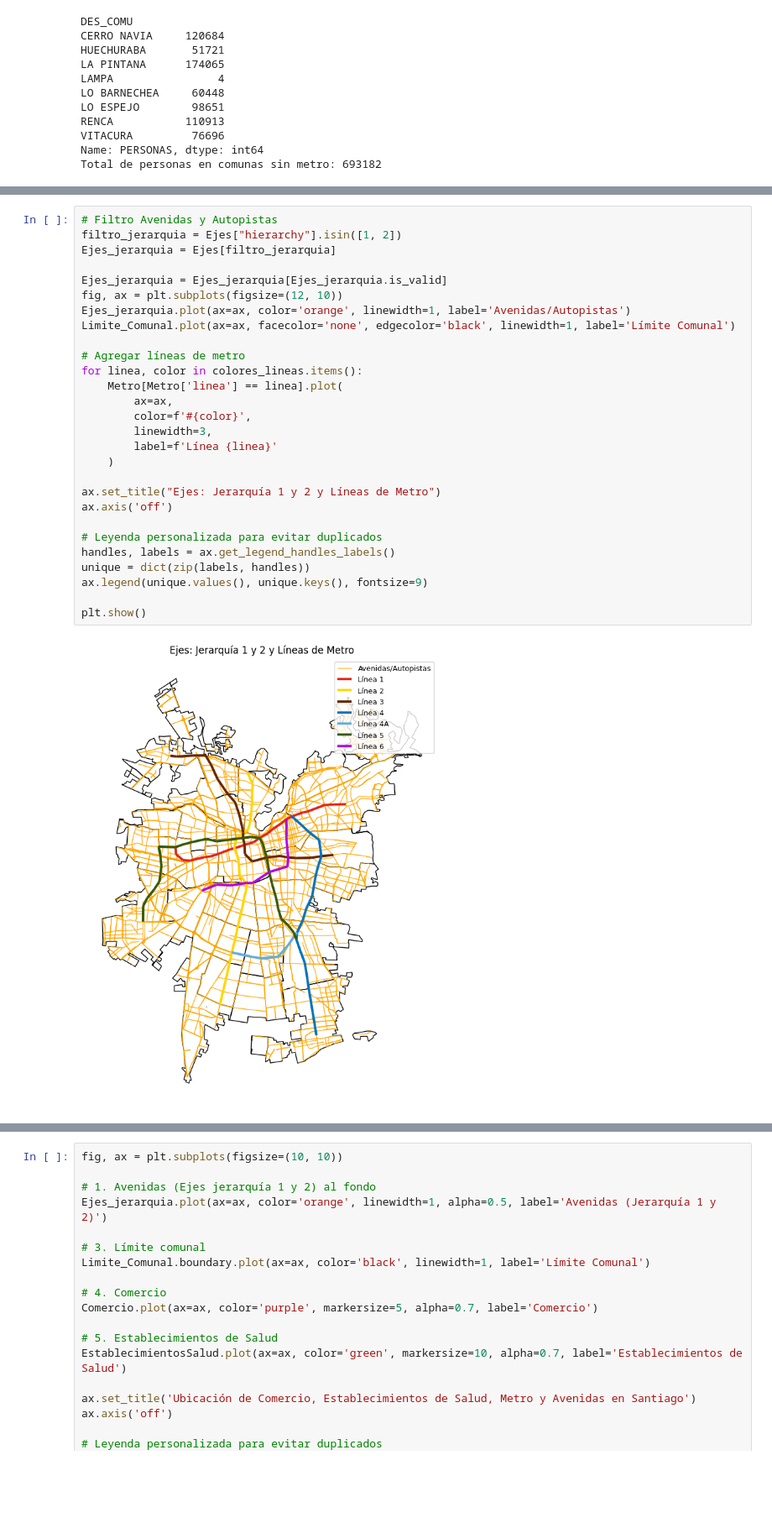
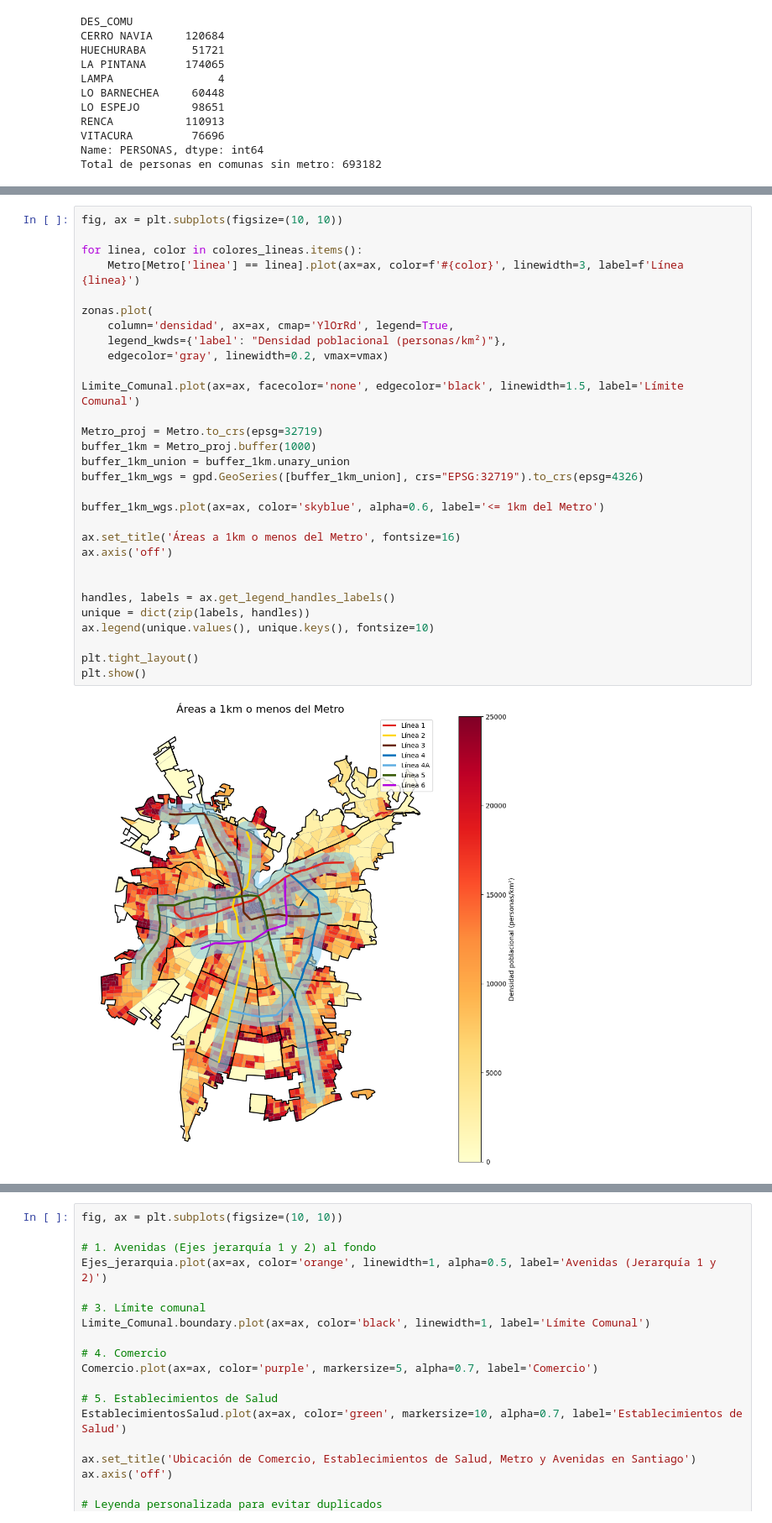
Before and after one commit to fchiapped/Proyecto-Geoespaciales, a Jupyter notebook: Proyecto.ipynb, the cells around one changed output, grey strips where cells are left out. Shown at 84% size. Drawn from its saved outputs; the diff is of its cells as text; blank space fills up the shorter version.

```diff
--- a/Proyecto.ipynb
+++ b/Proyecto.ipynb
@@ -219,30 +211,32 @@ plt.show()
-# %%
-# Filtro Avenidas y Autopistas
-filtro_jerarquia = Ejes["hierarchy"].isin([1, 2])
-Ejes_jerarquia = Ejes[filtro_jerarquia]
-
-Ejes_jerarquia = Ejes_jerarquia[Ejes_jerarquia.is_valid]
-fig, ax = plt.subplots(figsize=(12, 10))
-Ejes_jerarquia.plot(ax=ax, color='orange', linewidth=1, label='Avenidas/Autopistas')
-Limite_Comunal.plot(ax=ax, facecolor='none', edgecolor='black', linewidth=1, label='Límite Comunal')
-
-# Agregar líneas de metro
-for linea, color in colores_lineas.items():
-    Metro[Metro['linea'] == linea].plot(
-        ax=ax,
-        color=f'#{color}',
-        linewidth=3,
-        label=f'Línea {linea}'
-    )
-
-ax.set_title("Ejes: Jerarquía 1 y 2 y Líneas de Metro")
-ax.axis('off')
-
-# Leyenda personalizada para evitar duplicados
-handles, labels = ax.get_legend_handles_labels()
-unique = dict(zip(labels, handles))
-ax.legend(unique.values(), unique.keys(), fontsize=9)
-
-plt.show()
-# %% [output]
-[figure, removed]
+# %%
+fig, ax = plt.subplots(figsize=(10, 10))
+
+for linea, color in colores_lineas.items():
+    Metro[Metro['linea'] == linea].plot(ax=ax, color=f'#{color}', linewidth=3, label=f'Línea {linea}')
+
+zonas.plot(
+    column='densidad', ax=ax, cmap='YlOrRd', legend=True,
+    legend_kwds={'label': "Densidad poblacional (personas/km²)"},
+    edgecolor='gray', linewidth=0.2, vmax=vmax)
+
+Limite_Comunal.plot(ax=ax, facecolor='none', edgecolor='black', linewidth=1.5, label='Límite Comunal')
+
+Metro_proj = Metro.to_crs(epsg=32719)
+buffer_1km = Metro_proj.buffer(1000)
+buffer_1km_union = buffer_1km.unary_union
+buffer_1km_wgs = gpd.GeoSeries([buffer_1km_union], crs="EPSG:32719").to_crs(epsg=4326)
+
+buffer_1km_wgs.plot(ax=ax, color='skyblue', alpha=0.6, label='<= 1km del Metro')
+
+ax.set_title('Áreas a 1km o menos del Metro', fontsize=16)
+ax.axis('off')
+
+
+handles, labels = ax.get_legend_handles_labels()
+unique = dict(zip(labels, handles))
+ax.legend(unique.values(), unique.keys(), fontsize=10)
+
+plt.tight_layout()
+plt.show()
+# %% [output]
+[figure, added]
```
Also changed, not shown: parts of 17 cells of this notebook.
